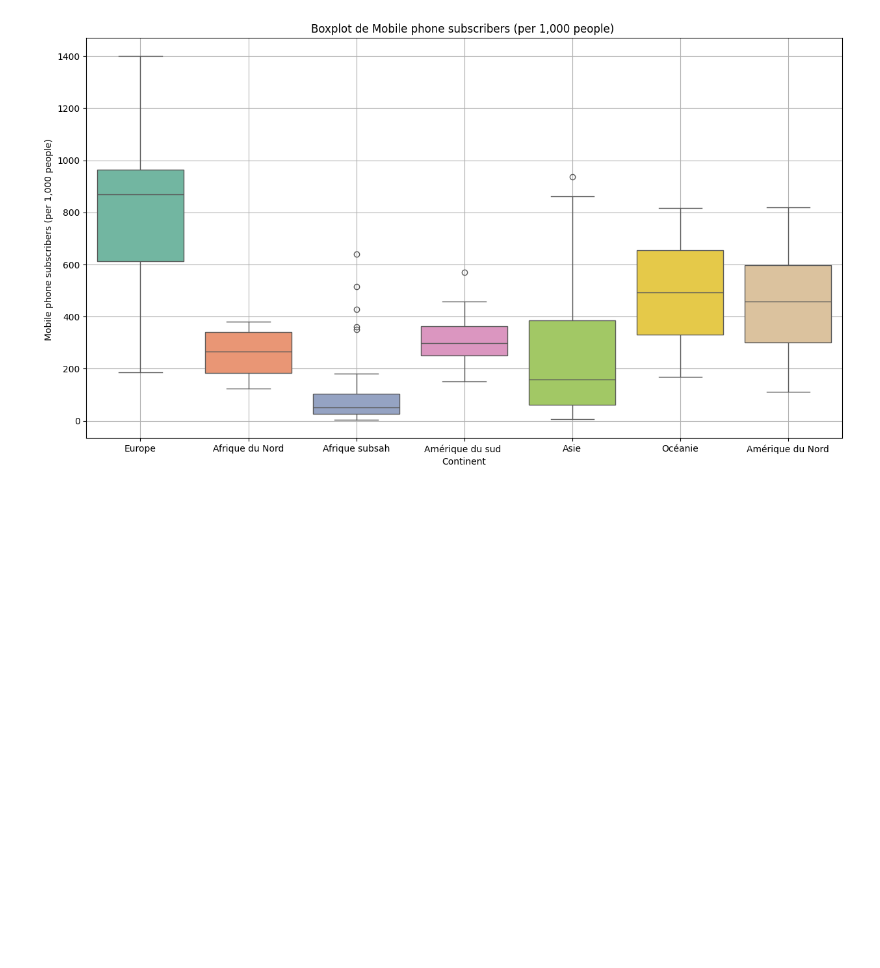
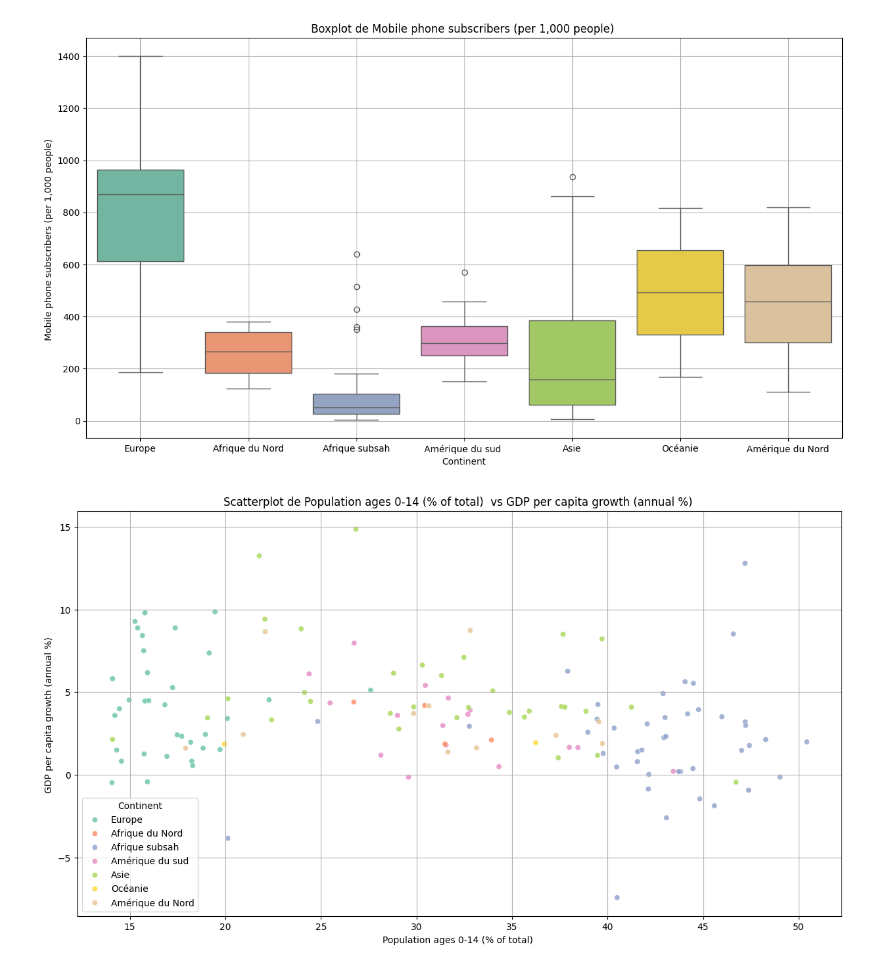
Before and after one commit to AmoussouKokou/formation, a Jupyter notebook: src/module5-explor.ipynb, the cells around one changed output. Drawn from its saved outputs; the diff is of its cells as text; code cells hidden in the pictures; blank space fills up the shorter version.

```diff
--- a/src/module5 - explor.ipynb
+++ b/src/module5-explor.ipynb
@@ -94,6 +94,12 @@ Index(['GDP per capita, PPP (constant 2000 international $) ',
        'Population growth (annual %) ', 'Internet users (per 1,000 people) ',
        'Continent'],
       dtype='object')
+# %%
+import os
+os.chdir("d:/Projet/formation")
+import pandas as pd
+data = pd.read_excel("data/raw/pays.xlsx")
+data.to_csv('data/processed/pays_for_acp.csv', index=False, encoding='utf-8')
 # %%
 from src.modules.plots import Plots
 Plots(data).boxplot("Mobile phone subscribers (per 1,000 people) ", "Continent", (15, 8))
@@ -102,3 +108,8 @@ Passing `palette` without assigning `hue` is deprecated and will be removed in v
 
   sns.boxplot(data=self.data, x=var_cat, y=var_quant, palette="Set2")
 [figure]
+# %%
+from src.modules.plots import Plots
+Plots(data).scatter("Population ages 0-14 (% of total) ", "GDP per capita growth (annual %) ", "Continent", (15, 8))
+# %% [output]
+[figure, added]
```
Also changed, not shown: 7 other files.
